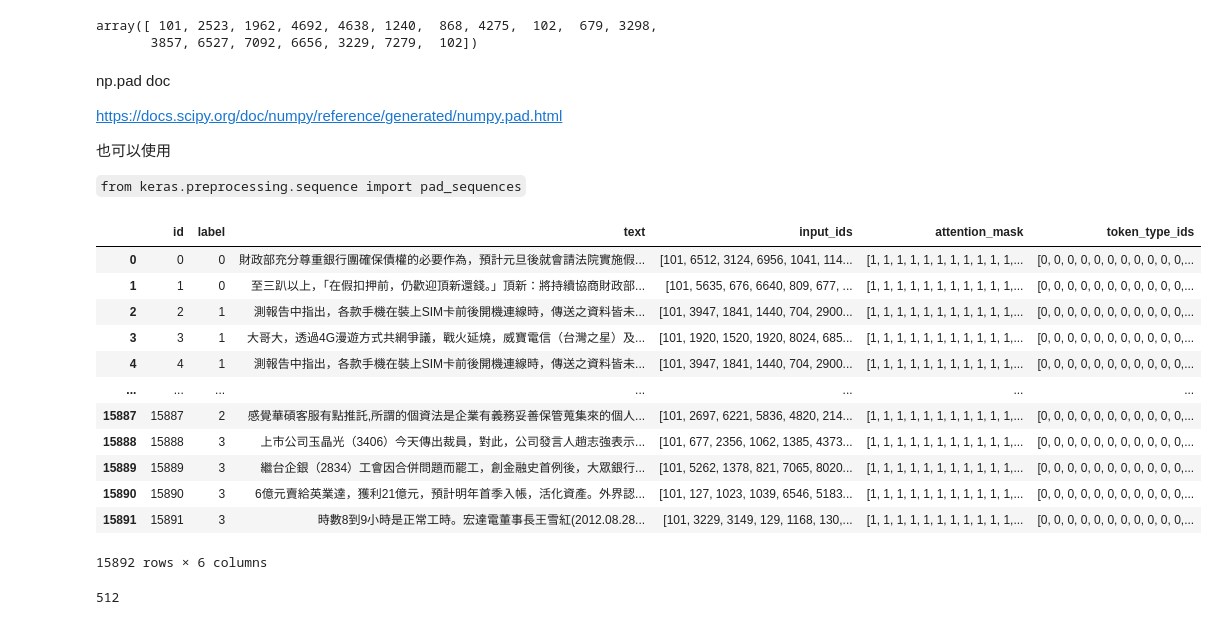
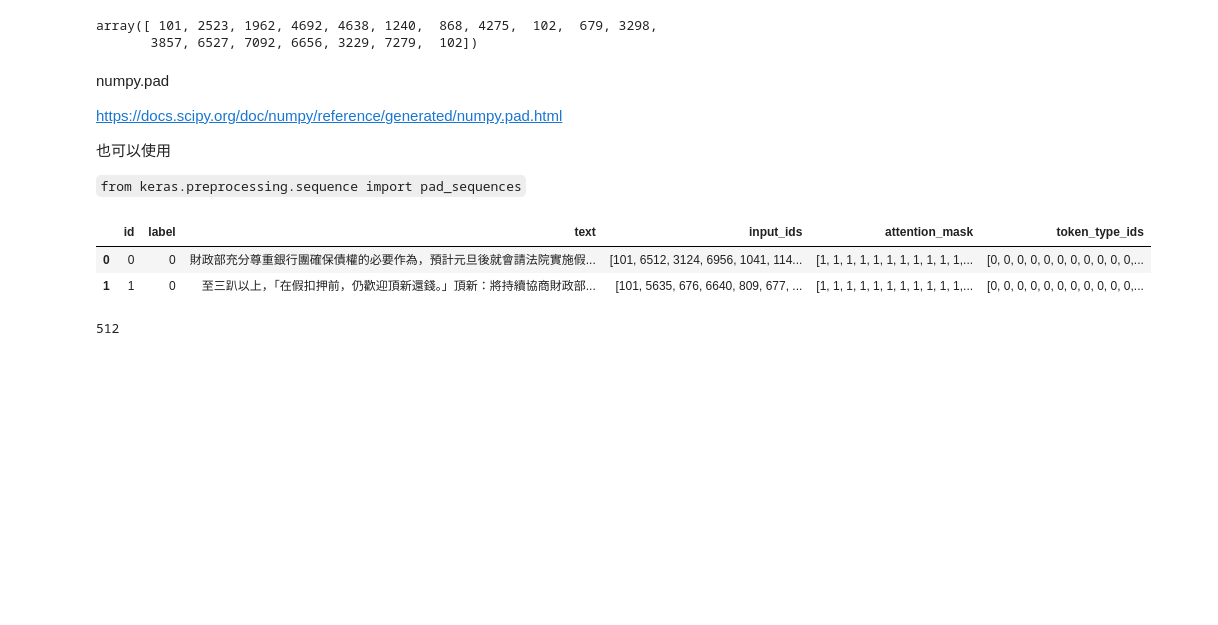
Before and after one commit to roccqqck/news_bert, a Jupyter notebook: 2.tokenize_tf.ipynb, the cells around one changed output. Drawn from its saved outputs; the diff is of its cells as text; code cells hidden in the pictures; blank space fills up the shorter version.

```diff
--- a/2.tokenize_tf.ipynb
+++ b/2.tokenize_tf.ipynb
@@ -155,7 +178,7 @@ np.array(input_ids3)
 array([ 101, 2523, 1962, 4692, 4638, 1240,  868, 4275,  102,  679, 3298,
        3857, 6527, 7092, 6656, 3229, 7279,  102])
 # %% [markdown]
-np.pad doc
+numpy.pad
 
 https://docs.scipy.org/doc/numpy/reference/generated/numpy.pad.html
 
@@ -202,24 +225,14 @@ def token_type_ids_all(text):
 # %%
 # df['text2'] = df['text']].apply(lambda x: " ".join(jieba.cut(x)))
 # df_news['tokens'] = df_news['text'].apply(lambda x:  tokenizer.tokenize(x) )
 df_news['input_ids'] = df_news['text'].apply(input_ids_all)
 df_news['attention_mask'] = df_news['text'].apply(attention_mask_all)
 df_news['token_type_ids'] = df_news['text'].apply(token_type_ids_all)
-df_news
+df_news.head(2)
 # %% [output]
 |  | id | label | text | input_ids | attention_mask | token_type_ids |
 | 0 | 0 | 0 | 財政部充分尊重銀行團確保債權的必要作為，預計元旦後就會請法院實施假... | [101, 6512, 3124, 6956, 1041, 114... | [1, 1, 1, 1, 1, 1, 1, 1, 1, 1, 1,... | [0, 0, 0, 0, 0, 0, 0, 0, 0, 0, 0,... |
 | 1 | 1 | 0 | 至三趴以上，「在假扣押前，仍歡迎頂新還錢。」頂新：將持續協商財政部... | [101, 5635, 676, 6640, 809, 677, ... | [1, 1, 1, 1, 1, 1, 1, 1, 1, 1, 1,... | [0, 0, 0, 0, 0, 0, 0, 0, 0, 0, 0,... |
-| 2 | 2 | 1 | 測報告中指出，各款手機在裝上SIM卡前後開機連線時，傳送之資料皆未... | [101, 3947, 1841, 1440, 704, 2900... | [1, 1, 1, 1, 1, 1, 1, 1, 1, 1, 1,... | [0, 0, 0, 0, 0, 0, 0, 0, 0, 0, 0,... |
-| 3 | 3 | 1 | 大哥大，透過4G漫遊方式共網爭議，戰火延燒，威寶電信（台灣之星）及... | [101, 1920, 1520, 1920, 8024, 685... | [1, 1, 1, 1, 1, 1, 1, 1, 1, 1, 1,... | [0, 0, 0, 0, 0, 0, 0, 0, 0, 0, 0,... |
-| 4 | 4 | 1 | 測報告中指出，各款手機在裝上SIM卡前後開機連線時，傳送之資料皆未... | [101, 3947, 1841, 1440, 704, 2900... | [1, 1, 1, 1, 1, 1, 1, 1, 1, 1, 1,... | [0, 0, 0, 0, 0, 0, 0, 0, 0, 0, 0,... |
-| ... | ... | ... | ... | ... | ... | ... |
-| 15887 | 15887 | 2 | 感覺華碩客服有點推託,所謂的個資法是企業有義務妥善保管蒐集來的個人... | [101, 2697, 6221, 5836, 4820, 214... | [1, 1, 1, 1, 1, 1, 1, 1, 1, 1, 1,... | [0, 0, 0, 0, 0, 0, 0, 0, 0, 0, 0,... |
-| 15888 | 15888 | 3 | 上市公司玉晶光（3406）今天傳出裁員，對此，公司發言人趙志強表示... | [101, 677, 2356, 1062, 1385, 4373... | [1, 1, 1, 1, 1, 1, 1, 1, 1, 1, 1,... | [0, 0, 0, 0, 0, 0, 0, 0, 0, 0, 0,... |
-| 15889 | 15889 | 3 | 繼台企銀（2834）工會因合併問題而罷工，創金融史首例後，大眾銀行... | [101, 5262, 1378, 821, 7065, 8020... | [1, 1, 1, 1, 1, 1, 1, 1, 1, 1, 1,... | [0, 0, 0, 0, 0, 0, 0, 0, 0, 0, 0,... |
-| 15890 | 15890 | 3 | 6億元賣給英業達，獲利21億元，預計明年首季入帳，活化資產。外界認... | [101, 127, 1023, 1039, 6546, 5183... | [1, 1, 1, 1, 1, 1, 1, 1, 1, 1, 1,... | [0, 0, 0, 0, 0, 0, 0, 0, 0, 0, 0,... |
-| 15891 | 15891 | 3 | 時數8到9小時是正常工時。宏達電董事長王雪紅(2012.08.28... | [101, 3229, 3149, 129, 1168, 130,... | [1, 1, 1, 1, 1, 1, 1, 1, 1, 1, 1,... | [0, 0, 0, 0, 0, 0, 0, 0, 0, 0, 0,... |
-15892 rows × 6 columns
 # %%
 print(len(df_news['input_ids'][0]))
 df_news['input_ids'][0]
```
Also changed, not shown: parts of 8 cells of this notebook.
